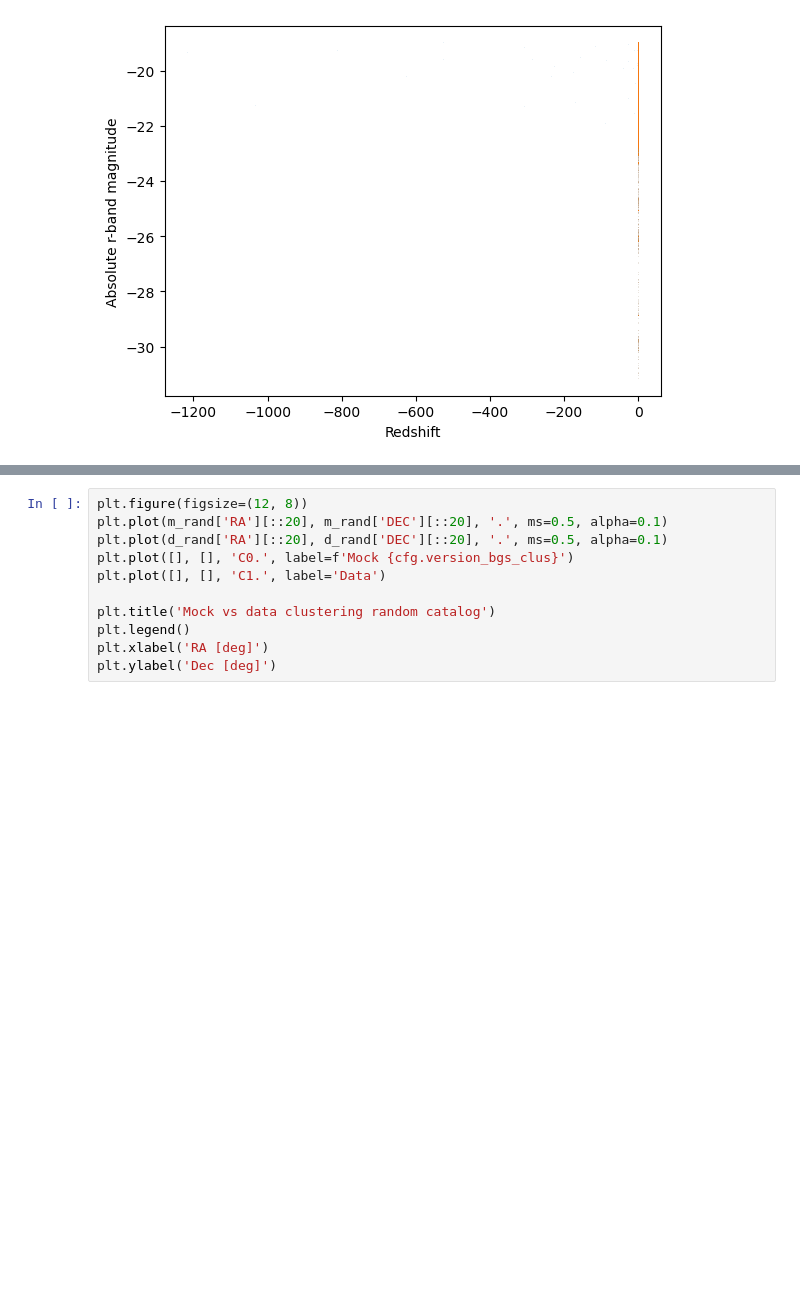
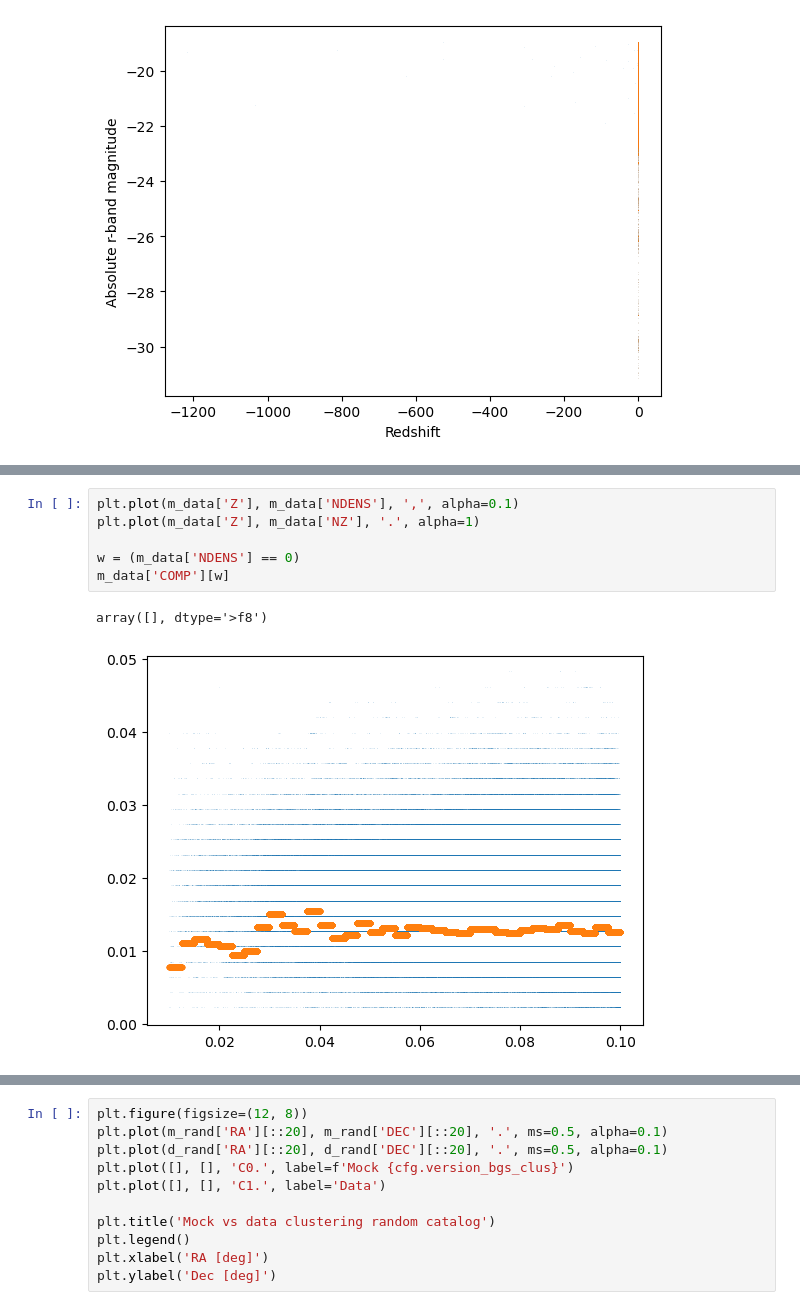
Before and after one commit to julianbautista/desi_pv_mocks, a Jupyter notebook: notebooks/check_BGS_clustering.ipynb, the cells around one changed output, grey strips where cells are left out. Drawn from its saved outputs; the diff is of its cells as text; blank space fills up the shorter version.

```diff
--- a/notebooks/check_BGS_clustering.ipynb
+++ b/notebooks/check_BGS_clustering.ipynb
@@ -86,0 +89,9 @@ m_data.names, m_rand.names, m_data.size, m_rand.size
+# %%
+plt.plot(m_data['Z'], m_data['NDENS'], ',', alpha=0.1)
+plt.plot(m_data['Z'], m_data['NZ'], '.', alpha=1)
+
+w = (m_data['NDENS'] == 0)
+m_data['COMP'][w]
+# %% [output]
+array([], dtype='>f8')
+[figure, added]
```
Also changed, not shown: parts of 12 cells of this notebook, 3 other files.
